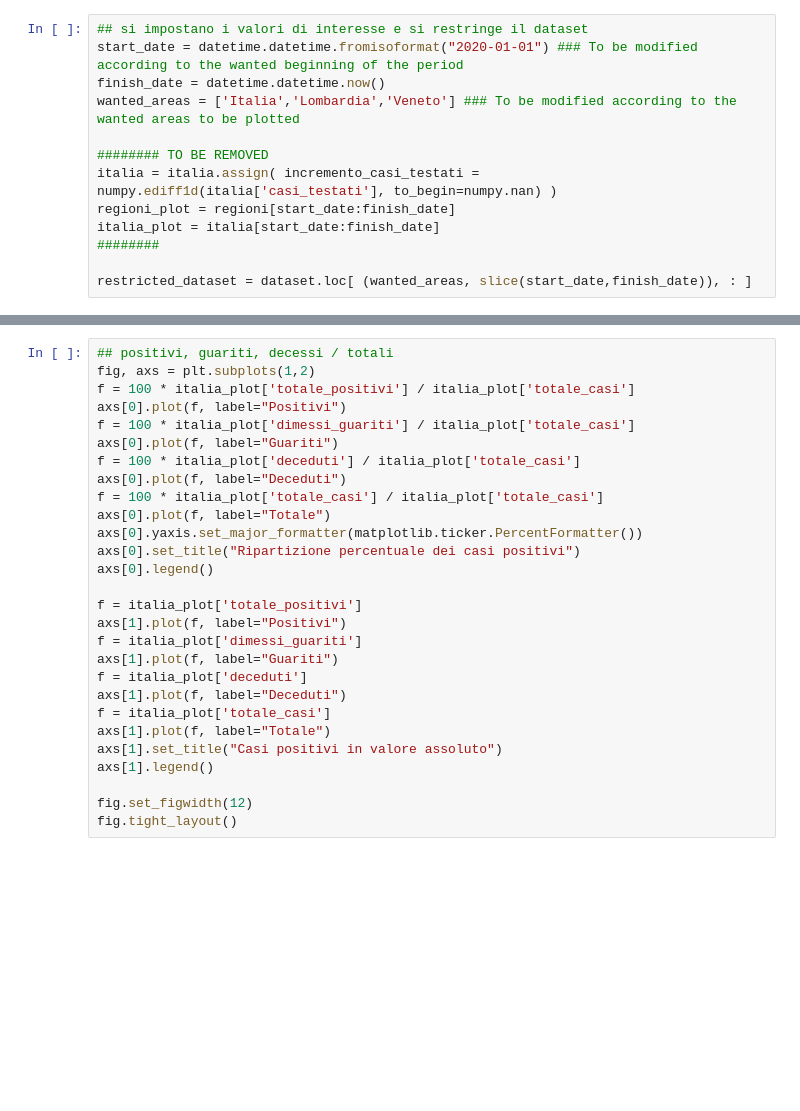
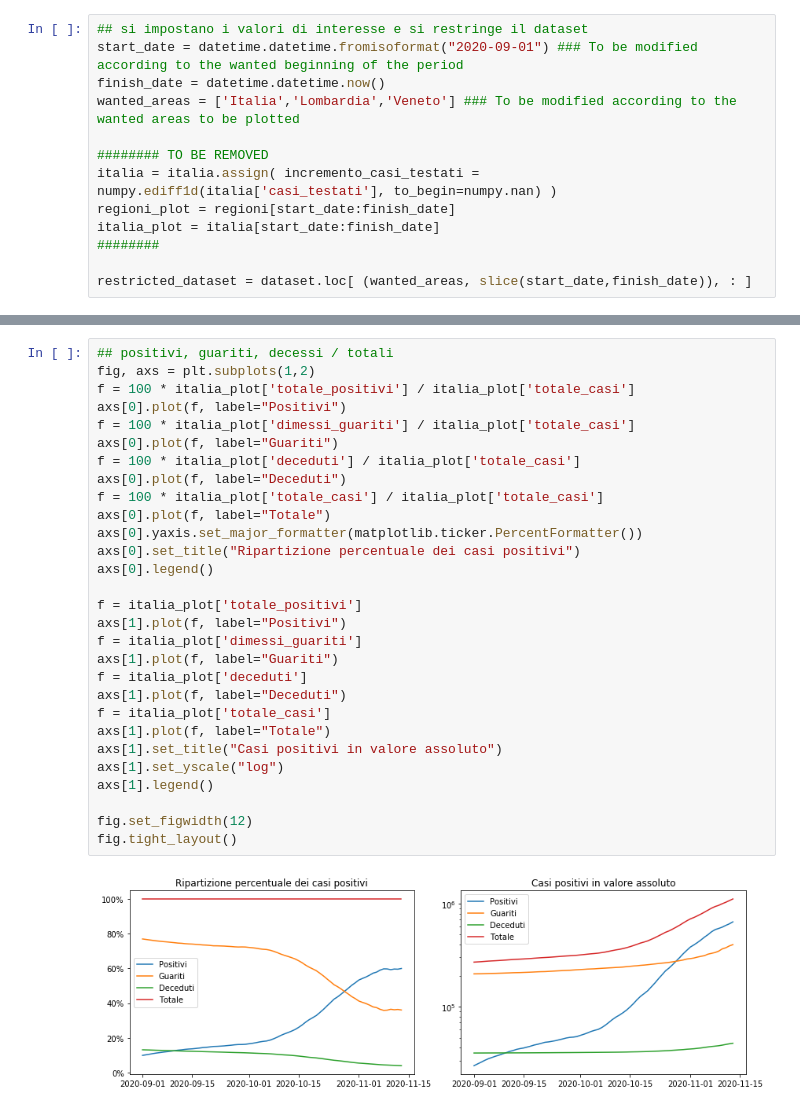
Before and after one commit to dariobaron/COVID-19, a Jupyter notebook: Visualisation.ipynb, the cells around one changed output, grey strips where cells are left out. Drawn from its saved outputs; the diff is of its cells as text; blank space fills up the shorter version.

Commit message:
notebook di visualizzazione aggiornato

```diff
--- a/Visualisation.ipynb
+++ b/Visualisation.ipynb
@@ -108,7 +108,7 @@ for area in areas:
     dataset.loc[area, 'incremento_casi_testati'] = numpy.ediff1d(dataset.loc[area, 'casi_testati'], to_begin=numpy.nan)
 # %%
 ## si impostano i valori di interesse e si restringe il dataset
-start_date = datetime.datetime.fromisoformat("2020-01-01") ### To be modified according to the wanted beginning of the period
+start_date = datetime.datetime.fromisoformat("2020-09-01") ### To be modified according to the wanted beginning of the period
 finish_date = datetime.datetime.now()
 wanted_areas = ['Italia','Lombardia','Veneto'] ### To be modified according to the wanted areas to be plotted
 
@@ -131,28 +133,31 @@ fig.tight_layout()
 # %%
 ## positivi, guariti, decessi / totali
 fig, axs = plt.subplots(1,2)
 f = 100 * italia_plot['totale_positivi'] / italia_plot['totale_casi']
 axs[0].plot(f, label="Positivi")
 f = 100 * italia_plot['dimessi_guariti'] / italia_plot['totale_casi']
 axs[0].plot(f, label="Guariti")
 f = 100 * italia_plot['deceduti'] / italia_plot['totale_casi']
 axs[0].plot(f, label="Deceduti")
 f = 100 * italia_plot['totale_casi'] / italia_plot['totale_casi']
 axs[0].plot(f, label="Totale")
 axs[0].yaxis.set_major_formatter(matplotlib.ticker.PercentFormatter())
 axs[0].set_title("Ripartizione percentuale dei casi positivi")
 axs[0].legend()
 
 f = italia_plot['totale_positivi']
 axs[1].plot(f, label="Positivi")
 f = italia_plot['dimessi_guariti']
 axs[1].plot(f, label="Guariti")
 f = italia_plot['deceduti']
 axs[1].plot(f, label="Deceduti")
 f = italia_plot['totale_casi']
 axs[1].plot(f, label="Totale")
 axs[1].set_title("Casi positivi in valore assoluto")
+axs[1].set_yscale("log")
 axs[1].legend()
 
 fig.set_figwidth(12)
 fig.tight_layout()
+# %% [output]
+[figure, added]
```
Also changed, not shown: parts of 3 cells of this notebook.
